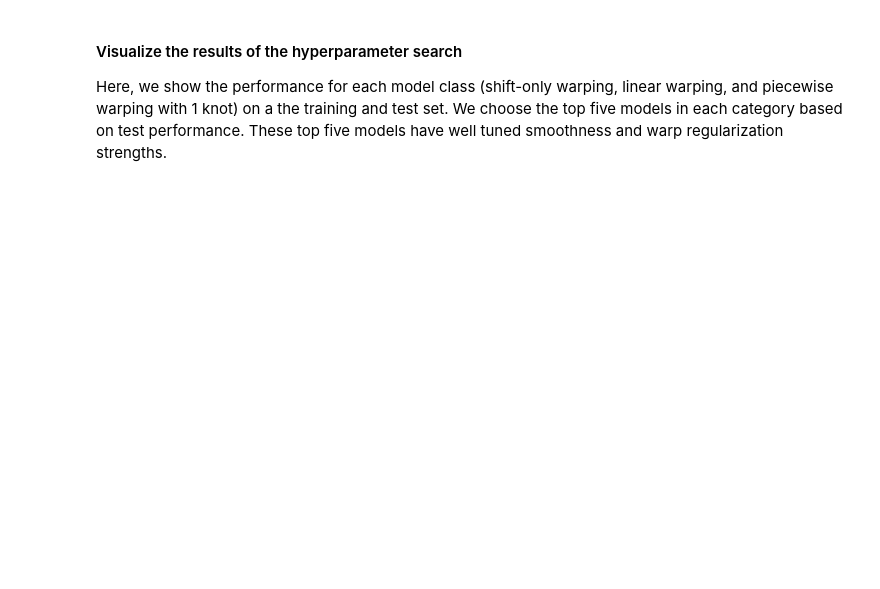
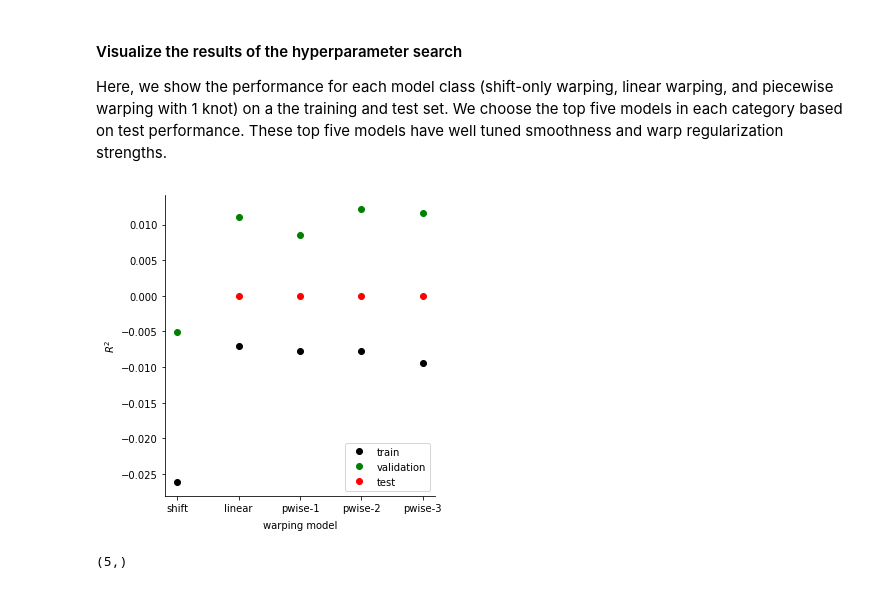
Before and after one commit to ahwillia/affinewarp, a Jupyter notebook: examples/piecewise_warping.ipynb, the cells around one changed output. Drawn from its saved outputs; the diff is of its cells as text; code cells hidden in the pictures; blank space fills up the shorter version.

```diff
--- a/examples/piecewise_warping.ipynb
+++ b/examples/piecewise_warping.ipynb
@@ -180,19 +165,30 @@ warp_iterations = results["warp_iterations"]
 # %%
-n_plot = 10
+train_rsq = results["train_rsq"]
+valid_rsq = results["valid_rsq"]
+test_rsq = results["test_rsq"]
+knots = results["knots"]
 
 fig, ax = plt.subplots(1, 1, figsize=(5, 5))
 
-plt.plot(knots, train_loss.min(axis=1), '-ok', label='train')
-plt.plot(knots, valid_loss.min(axis=1), '-og', label='validation')
-plt.plot(knots, test_loss, '-or', label='test')
+
+
+plt.plot(knots, np.median(train_rsq, axis=1), 'ok', label='train')
+plt.plot(knots, np.median(valid_rsq, axis=1), 'og', label='validation')
+plt.plot(knots, test_rsq, 'or', label='test')
 
 ax.set_xticks(range(*knot_range))
 ax.set_xticklabels(['shift', 'linear', 'pwise-1', 'pwise-2', 'pwise-3'])
 
-ax.set_ylabel("reconstruction error")
+ax.set_ylabel("$R^2$")
 ax.spines['top'].set_visible(False)
 ax.spines['right'].set_visible(False)
 ax.set_xlabel('warping model', labelpad=7)
 ax.legend()
 
 fig.tight_layout()
+# %% [output]
+[figure, added]
+# %%
+test_rsq.shape
+# %% [output]
+(5,)
```
Also changed, not shown: parts of 6 cells of this notebook, 2 other files.
